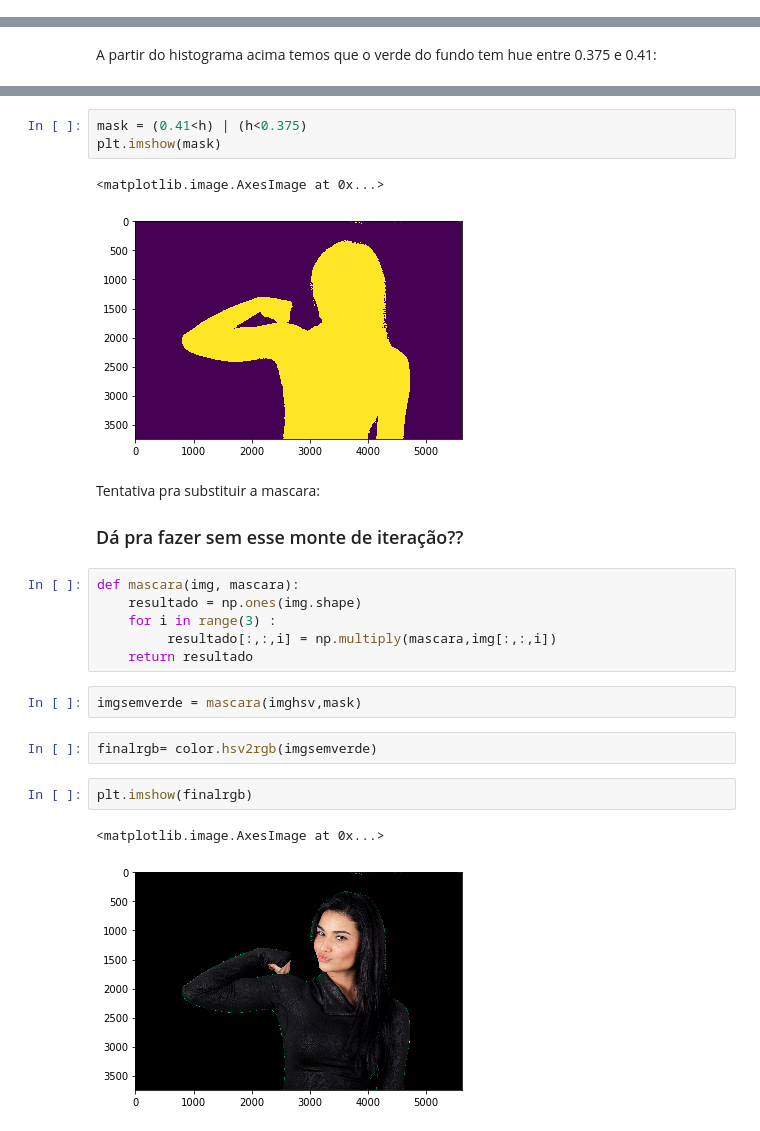
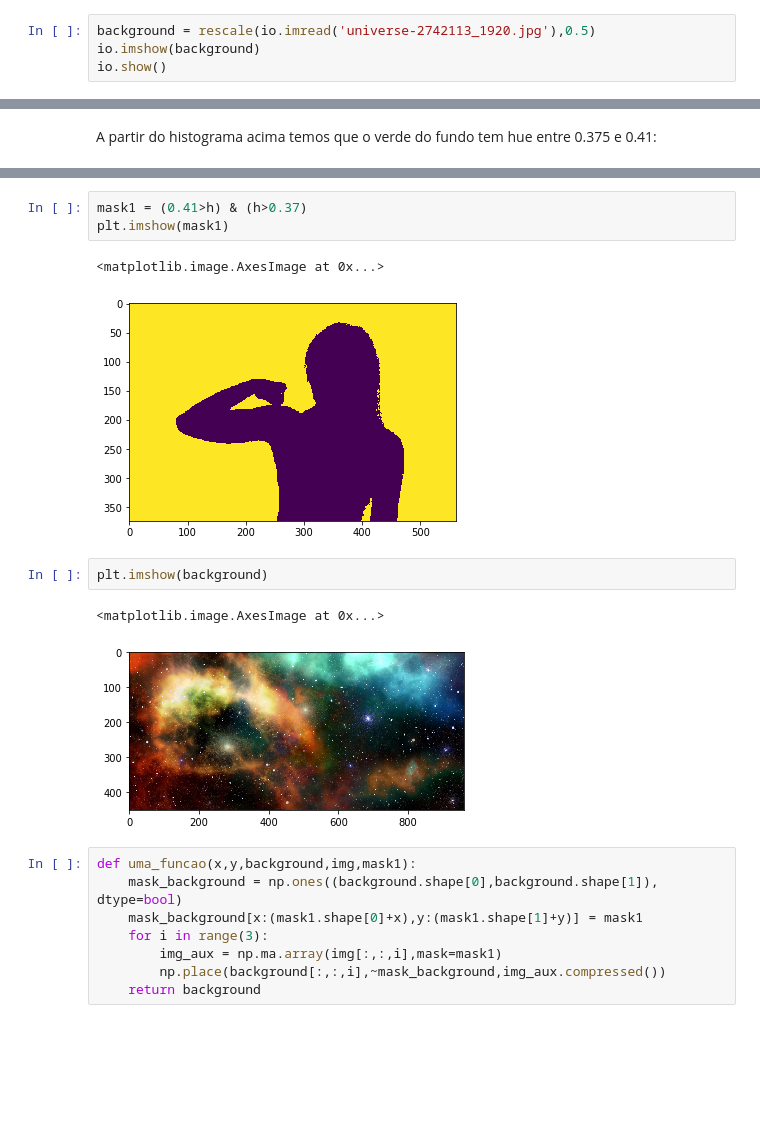
Before and after one commit to janarf/processamento-de-imagens1, a Jupyter notebook: tp1/tp1.ipynb, the cells around one changed output, grey strips where cells are left out. Drawn from its saved outputs; the diff is of its cells as text; blank space fills up the shorter version.

```diff
--- a/tp1/tp1.ipynb
+++ b/tp1/tp1.ipynb
@@ -42,0 +44,4 @@ io.show()
+# %%
+background = rescale(io.imread('universe-2742113_1920.jpg'),0.5)
+io.imshow(background)
+io.show()
@@ -70,24 +77,19 @@ plt.imshow(h<0.375)
 # %%
-mask = (0.41<h) | (h<0.375)
-plt.imshow(mask)
+mask1 = (0.41>h) & (h>0.37)
+plt.imshow(mask1)
 # %% [output]
 <matplotlib.image.AxesImage at 0x...>
-[figure, old version]
+[figure, new version]
-# %% [markdown]
-Tentativa pra substituir a mascara:
-### Dá pra fazer sem esse monte de iteração??
-# %%
-def mascara(img, mascara):
-    resultado = np.ones(img.shape)
-    for i in range(3) :
-         resultado[:,:,i] = np.multiply(mascara,img[:,:,i])
-    return resultado
-# %%
-imgsemverde = mascara(imghsv,mask)
-# %%
-finalrgb= color.hsv2rgb(imgsemverde)
 # %%
-plt.imshow(finalrgb)
+plt.imshow(background)
 # %% [output]
 <matplotlib.image.AxesImage at 0x...>
-[figure, old version]
+[figure, new version]
+# %%
+def uma_funcao(x,y,background,img,mask1):
+    mask_background = np.ones((background.shape[0],background.shape[1]), dtype=bool)
+    mask_background[x:(mask1.shape[0]+x),y:(mask1.shape[1]+y)] = mask1
+    for i in range(3):
+        img_aux = np.ma.array(img[:,:,i],mask=mask1)
+        np.place(background[:,:,i],~mask_background,img_aux.compressed())
+    return background
```
Also changed, not shown: parts of 8 cells of this notebook.
